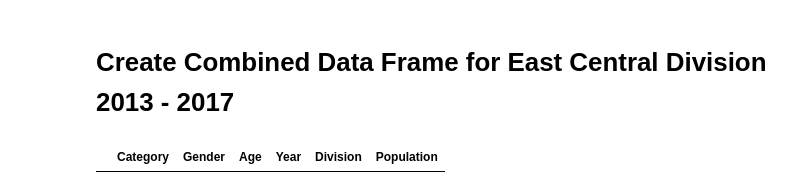
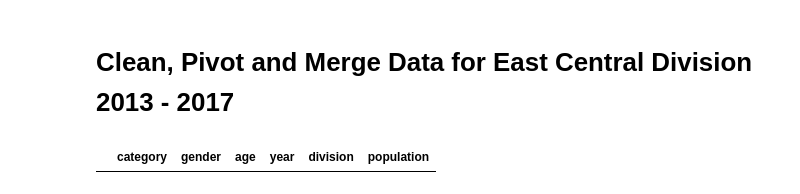
Before and after one commit to david880110/Media-Behavior-Trends-Analytics, a Jupyter notebook: data_engineering.ipynb, the cells around one changed output. Cells and saved outputs as stored; diff of their text form; code cells hidden in the pictures.

```diff
--- a/data_engineering.ipynb
+++ b/data_engineering.ipynb
@@ -3,13 +3,12 @@
 import pandas as pd
 import numpy as np
 # %% [markdown]
-# Create Combined Data Frame for East Central Division 2013 - 2017
+# Clean, Pivot and Merge Data for East Central Division 2013 - 2017
-# %%
-# Creat header
-clean_ec_data = pd.DataFrame(columns=['Category','Gender','Age','Year','Division','Population'])
-
-clean_ec_data
-# %% [output]
-|  | Category | Gender | Age | Year | Division | Population |
+# %%
+# create clean data frame
+clean_data_ec = pd.DataFrame(columns=['category','gender','age','year','division','population'])
+clean_data_ec
+# %% [output]
+|  | category | gender | age | year | division | population |
 # %%
 # Loop thru 2013 - 2017 data and create combined data frame
```
Also changed, not shown: parts of 18 cells of this notebook.
